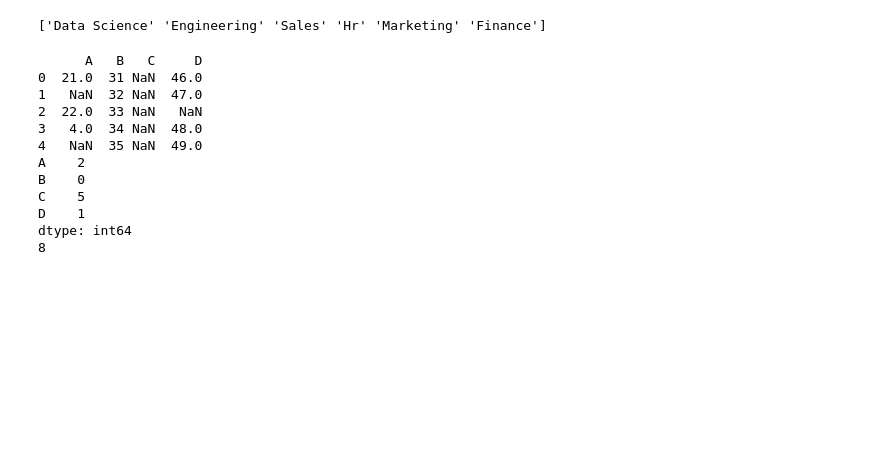
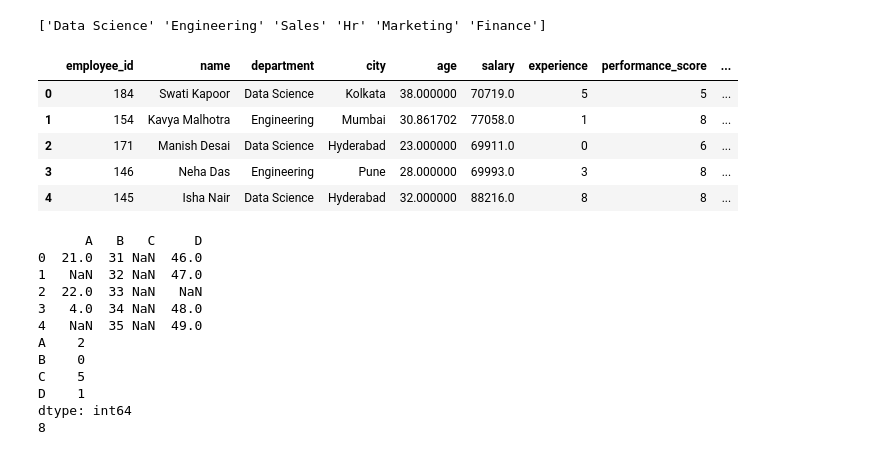
Before and after one commit to Ruhi1010/machine_learning, a Jupyter notebook: ml_library_basics/pandas/pandas_2.ipynb, the cells around one changed output. Drawn from its saved outputs; the diff is of its cells as text; code cells hidden in the pictures; blank space fills up the shorter version.

```diff
--- a/ml_library_basics/pandas/pandas_2.ipynb
+++ b/ml_library_basics/pandas/pandas_2.ipynb
@@ -503,7 +509,7 @@ data.duplicated().sum()
 # %% [output]
 0
 # %%
-data.drop_duplicates(subset=['employee_id'] ,inplace=True)
+data.drop_duplicates(subset=['employee_id'], keep='first',inplace=True)
 # %%
 data.shape
 # %% [output]
@@ -513,6 +519,15 @@ data["department"] = data["department"].str.strip().str.title()
 print(data["department"].unique())
 # %% [output]
 ['Data Science' 'Engineering' 'Sales' 'Hr' 'Marketing' 'Finance']
+# %%
+data.head()
+# %% [output]
+|  | employee_id | name | department | city | age | salary | experience | performance_score | ... |
+| 0 | 184 | Swati Kapoor | Data Science | Kolkata | 38.000000 | 70719.0 | 5 | 5 | ... |
+| 1 | 154 | Kavya Malhotra | Engineering | Mumbai | 30.861702 | 77058.0 | 1 | 8 | ... |
+| 2 | 171 | Manish Desai | Data Science | Hyderabad | 23.000000 | 69911.0 | 0 | 6 | ... |
+| 3 | 146 | Neha Das | Engineering | Pune | 28.000000 | 69993.0 | 3 | 8 | ... |
+| 4 | 145 | Isha Nair | Data Science | Hyderabad | 32.000000 | 88216.0 | 8 | 8 | ... |
 # %%
 import pandas as pd
 import numpy as np
```
Also changed, not shown: parts of 28 cells of this notebook.
